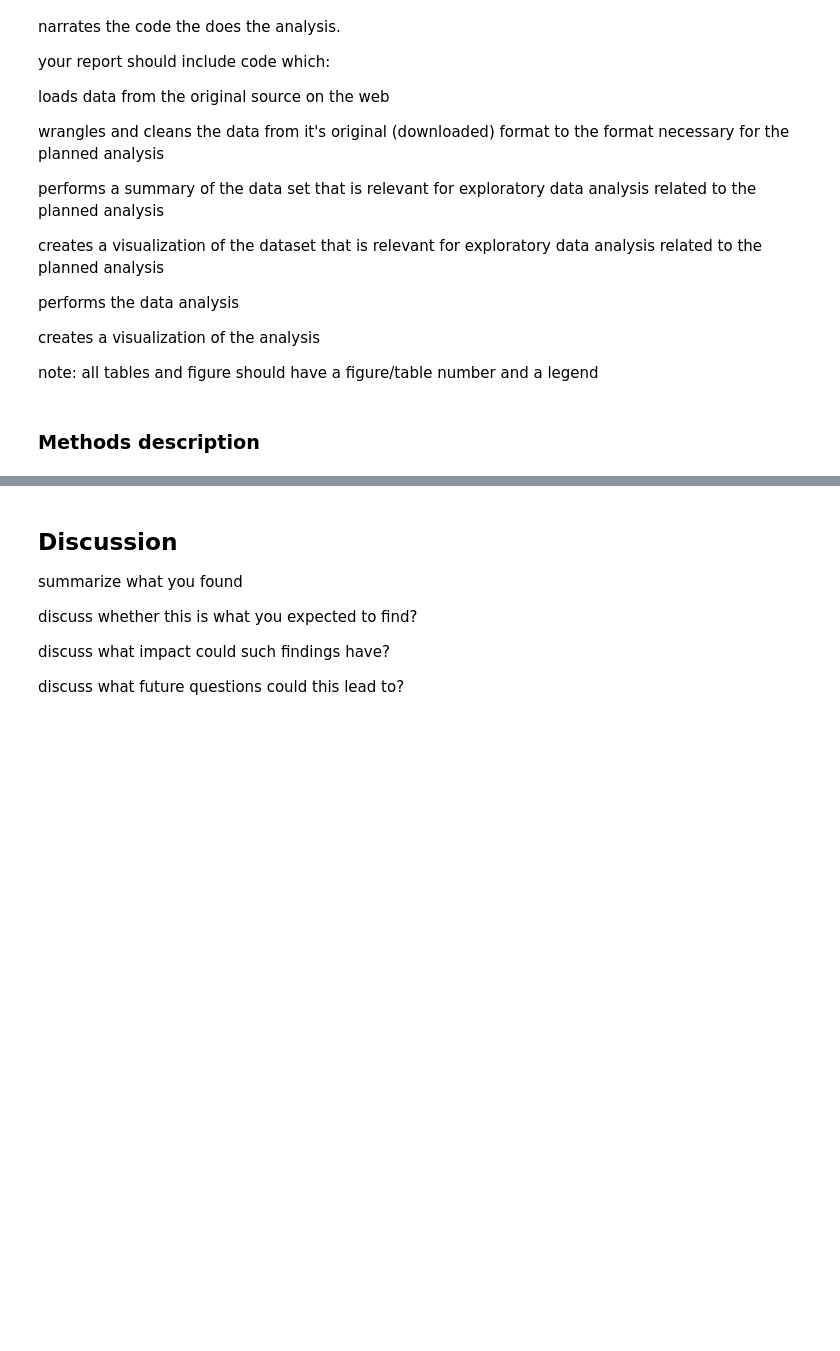
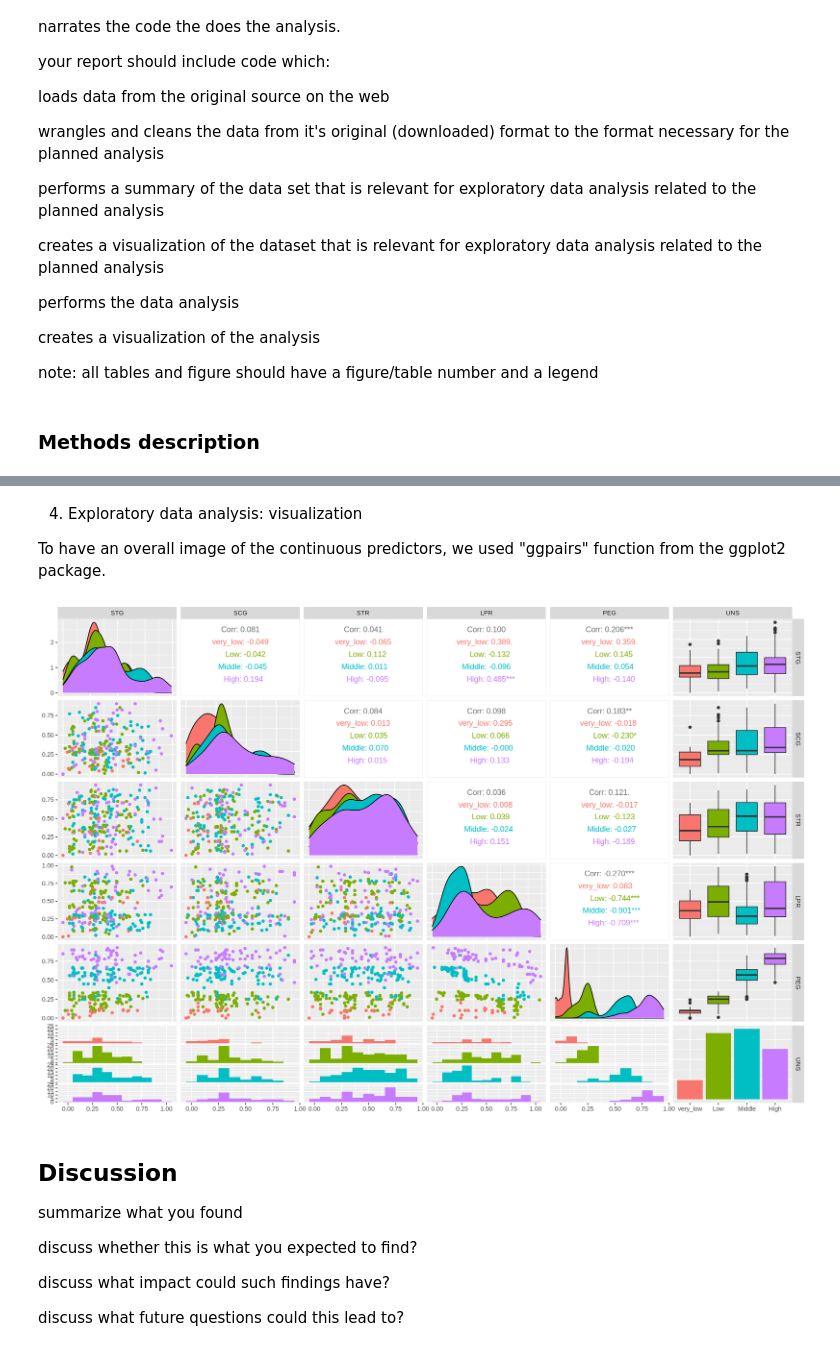
Before and after one commit to fyang1419/Group-56-Project, a Jupyter notebook: Project Report.ipynb, the cells around one changed output, grey strips where cells are left out. Saved outputs shown, nothing was run; the diff lists cells and outputs as text; code cells hidden in the pictures; blank space fills up the shorter version.

```diff
--- a/Project Report.ipynb
+++ b/Project Report.ipynb
@@ -44,0 +80,9 @@ We will build predictive models through the K-nearest neighbor classification al
+# %%
+train_data <- read_csv("https://raw.githubusercontent.com/fyang1419/group-56-project/main/train_data.csv") |>
+select(STG:UNS)
+
+test_data <- read_csv("https://raw.githubusercontent.com/fyang1419/group-56-project/main/test_data.csv") |>
+select(STG:UNS)
+
+head(train_data)
+head(test_data)
@@ -44,0 +129,7 @@ We will build predictive models through the K-nearest neighbor classification al
+# %%
+#tidy data: turn UNS into factors in both sets of data
+train_data <- train_data |>
+mutate(UNS = factor(UNS, levels=c('very_low','Low','Middle','High')))
+
+test_data <- test_data |>
+mutate(UNS = factor(UNS, levels=c('very_low','Low','Middle','High')))
@@ -45,3 +168,12 @@ We will build predictive models through the K-nearest neighbor classification al
+# %% [markdown]
+4. Exploratory data analysis: visualization
+
+To have an overall image of the continuous predictors, we used "ggpairs" function from the ggplot2 package.
+# %%
+ggpairs(train_data, aes(color=UNS),
+       lower = list(combo = wrap("facethist", binwidth = 0.1)))
+# %% [output]
+[figure, added]
 # %% [markdown]
 ## Discussion
 
```
Also changed, not shown: parts of 9 cells of this notebook, 1 other file.
